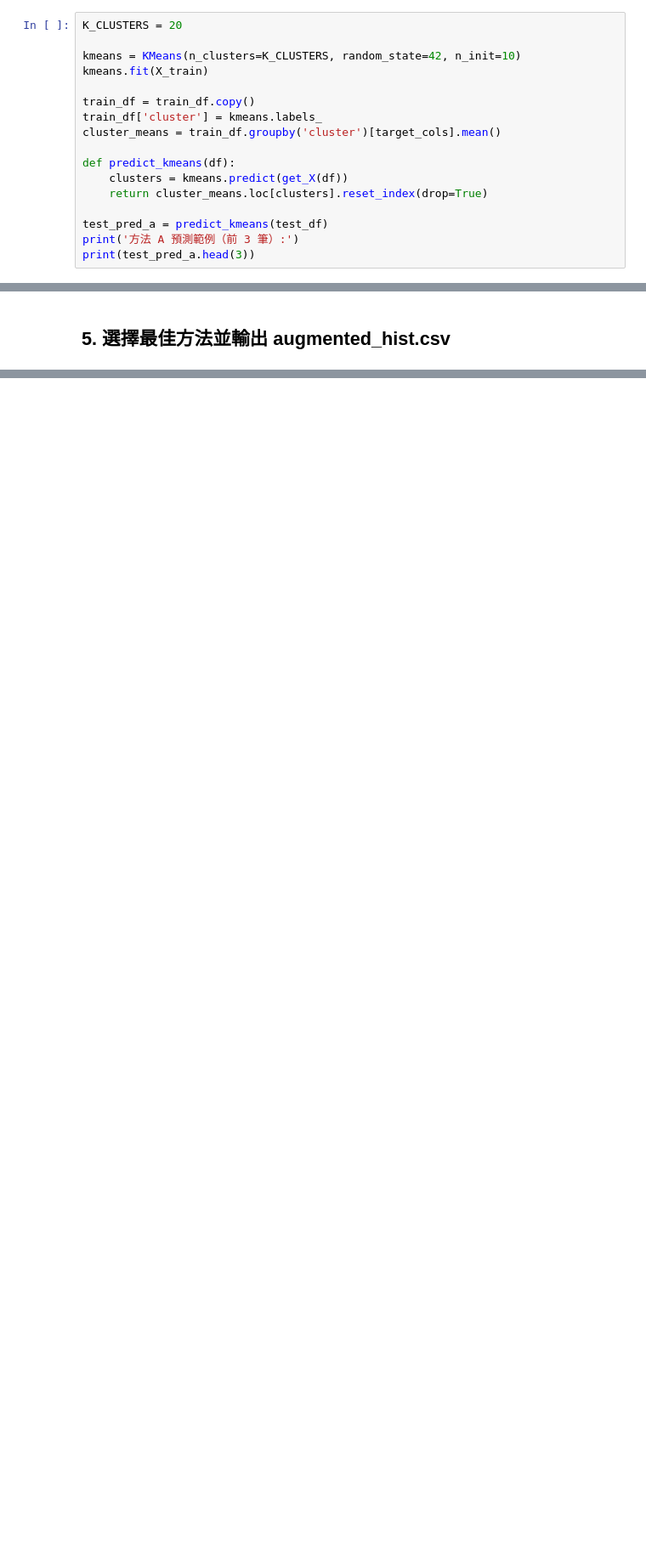
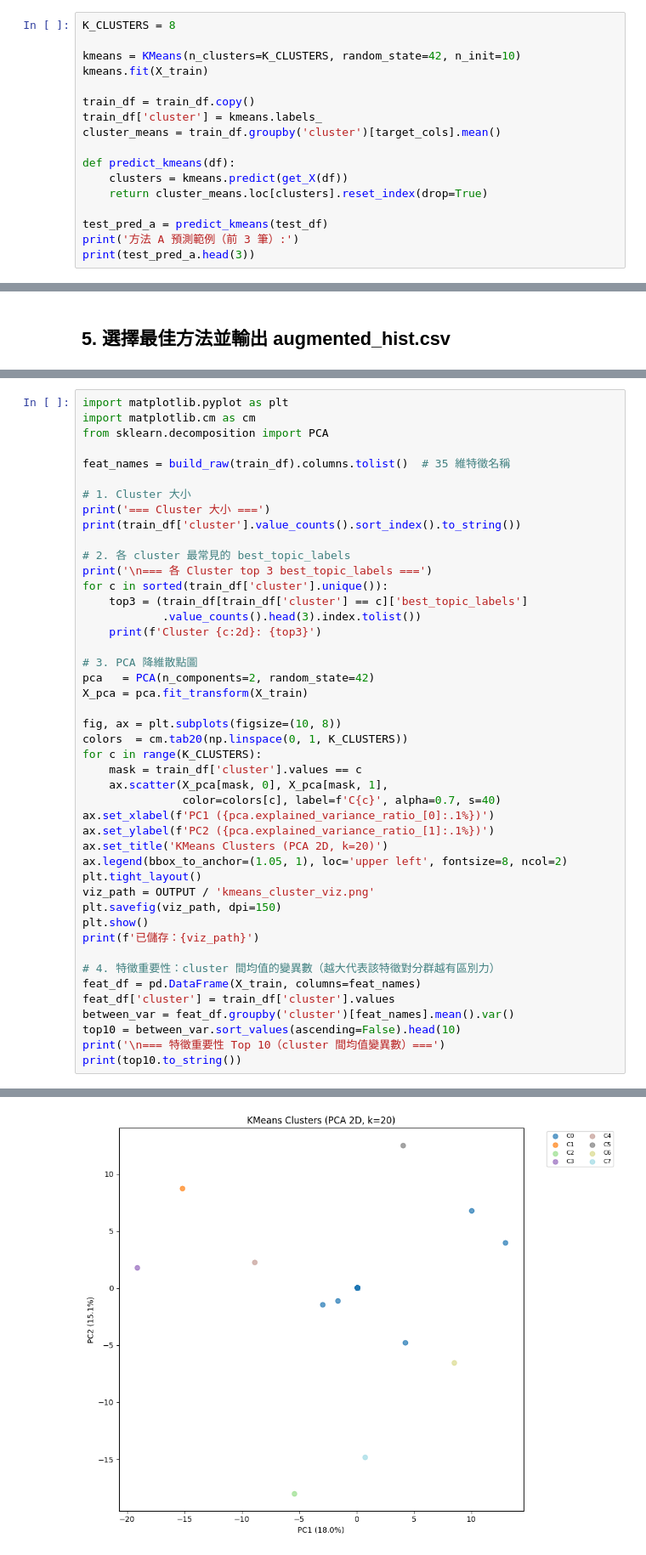
Before and after one commit to jocelyn-chenn/data_augmentation, a Jupyter notebook: notebooks/step3_augmentation.ipynb, the cells around one changed output, grey strips where cells are left out. Shown at 85% size. Cells and saved outputs as stored; diff of their text form; blank space fills up the shorter version.

```diff
--- a/notebooks/step3_augmentation.ipynb
+++ b/notebooks/step3_augmentation.ipynb
@@ -90,7 +90,7 @@ print(f'特徵維度：{X_train.shape[1]}  '
 # %% [markdown]
 ## 2. 方法 A：KMeans Clustering
 # %%
-K_CLUSTERS = 20
+K_CLUSTERS = 8
 
 kmeans = KMeans(n_clusters=K_CLUSTERS, random_state=42, n_init=10)
 kmeans.fit(X_train)
@@ -215,0 +209,46 @@ print(hist_pred_df.head())
+# %%
+import matplotlib.pyplot as plt
+import matplotlib.cm as cm
+from sklearn.decomposition import PCA
+
+feat_names = build_raw(train_df).columns.tolist()  # 35 維特徵名稱
+
+# 1. Cluster 大小
+print('=== Cluster 大小 ===')
+print(train_df['cluster'].value_counts().sort_index().to_string())
+
+# 2. 各 cluster 最常見的 best_topic_labels
+print('\n=== 各 Cluster top 3 best_topic_labels ===')
+for c in sorted(train_df['cluster'].unique()):
+    top3 = (train_df[train_df['cluster'] == c]['best_topic_labels']
+            .value_counts().head(3).index.tolist())
+    print(f'Cluster {c:2d}: {top3}')
+
+# 3. PCA 降維散點圖
+pca   = PCA(n_components=2, random_state=42)
+X_pca = pca.fit_transform(X_train)
+
+fig, ax = plt.subplots(figsize=(10, 8))
+colors  = cm.tab20(np.linspace(0, 1, K_CLUSTERS))
+for c in range(K_CLUSTERS):
+    mask = train_df['cluster'].values == c
+    ax.scatter(X_pca[mask, 0], X_pca[mask, 1],
+               color=colors[c], label=f'C{c}', alpha=0.7, s=40)
+ax.set_xlabel(f'PC1 ({pca.explained_variance_ratio_[0]:.1%})')
+ax.set_ylabel(f'PC2 ({pca.explained_variance_ratio_[1]:.1%})')
+ax.set_title('KMeans Clusters (PCA 2D, k=20)')
+ax.legend(bbox_to_anchor=(1.05, 1), loc='upper left', fontsize=8, ncol=2)
+plt.tight_layout()
+viz_path = OUTPUT / 'kmeans_cluster_viz.png'
+plt.savefig(viz_path, dpi=150)
+plt.show()
+print(f'已儲存：{viz_path}')
+
+# 4. 特徵重要性：cluster 間均值的變異數（越大代表該特徵對分群越有區別力）
+feat_df = pd.DataFrame(X_train, columns=feat_names)
+feat_df['cluster'] = train_df['cluster'].values
+between_var = feat_df.groupby('cluster')[feat_names].mean().var()
+top10 = between_var.sort_values(ascending=False).head(10)
+print('\n=== 特徵重要性 Top 10（cluster 間均值變異數）===')
+print(top10.to_string())
+# %% [output]
@@ -215,0 +275 @@ print(hist_pred_df.head())
+[figure, added]
```
Also changed, not shown: parts of 4 cells of this notebook, 2 other files.
